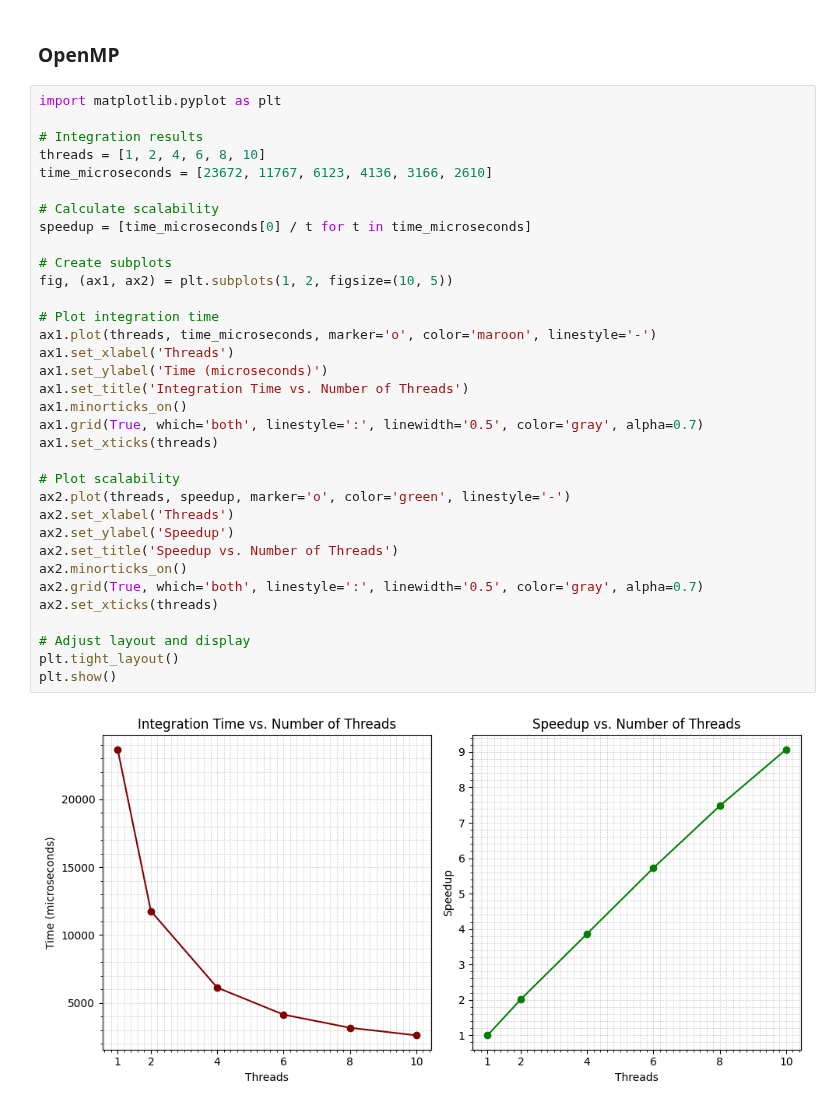
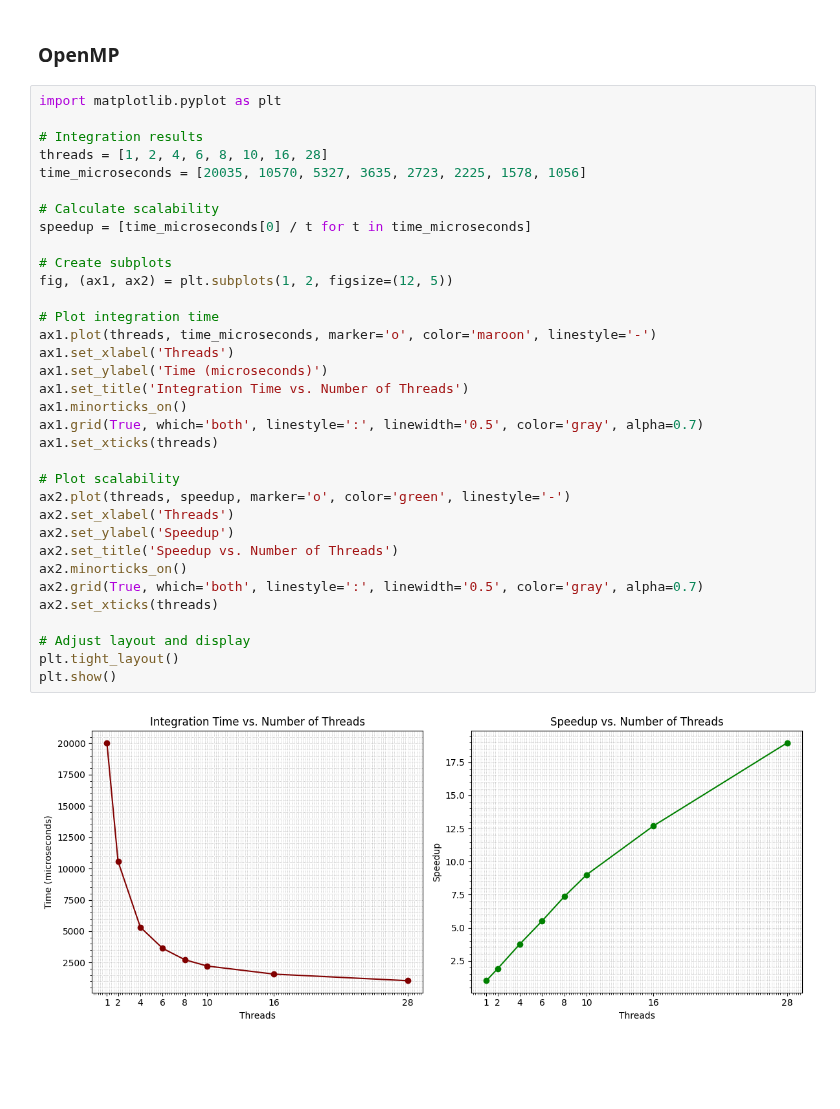
Before and after one commit to Mani0237/Prelims, a Jupyter notebook: prelim2024/Q8-200973108/graphs.ipynb, the cells around one changed output. Saved outputs shown, nothing was run; the diff lists cells and outputs as text; blank space fills up the shorter version.

```diff
--- a/prelim2024/Q8-200973108/graphs.ipynb
+++ b/prelim2024/Q8-200973108/graphs.ipynb
@@ -4,35 +4,35 @@
 import matplotlib.pyplot as plt
 
 # Integration results
-threads = [1, 2, 4, 6, 8, 10]
-time_microseconds = [23672, 11767, 6123, 4136, 3166, 2610]
+threads = [1, 2, 4, 6, 8, 10, 16, 28]
+time_microseconds = [20035, 10570, 5327, 3635, 2723, 2225, 1578, 1056]
 
 # Calculate scalability
 speedup = [time_microseconds[0] / t for t in time_microseconds]
 
 # Create subplots
-fig, (ax1, ax2) = plt.subplots(1, 2, figsize=(10, 5))
+fig, (ax1, ax2) = plt.subplots(1, 2, figsize=(12, 5))
 
 # Plot integration time
 ax1.plot(threads, time_microseconds, marker='o', color='maroon', linestyle='-')
 ax1.set_xlabel('Threads')
 ax1.set_ylabel('Time (microseconds)')
 ax1.set_title('Integration Time vs. Number of Threads')
 ax1.minorticks_on()
 ax1.grid(True, which='both', linestyle=':', linewidth='0.5', color='gray', alpha=0.7)
 ax1.set_xticks(threads)
 
 # Plot scalability
 ax2.plot(threads, speedup, marker='o', color='green', linestyle='-')
 ax2.set_xlabel('Threads')
 ax2.set_ylabel('Speedup')
 ax2.set_title('Speedup vs. Number of Threads')
 ax2.minorticks_on()
 ax2.grid(True, which='both', linestyle=':', linewidth='0.5', color='gray', alpha=0.7)
 ax2.set_xticks(threads)
 
 # Adjust layout and display
 plt.tight_layout()
 plt.show()
 # %% [output]
-[figure, old version]
+[figure, new version]
```
Also changed, not shown: 9 other files.
